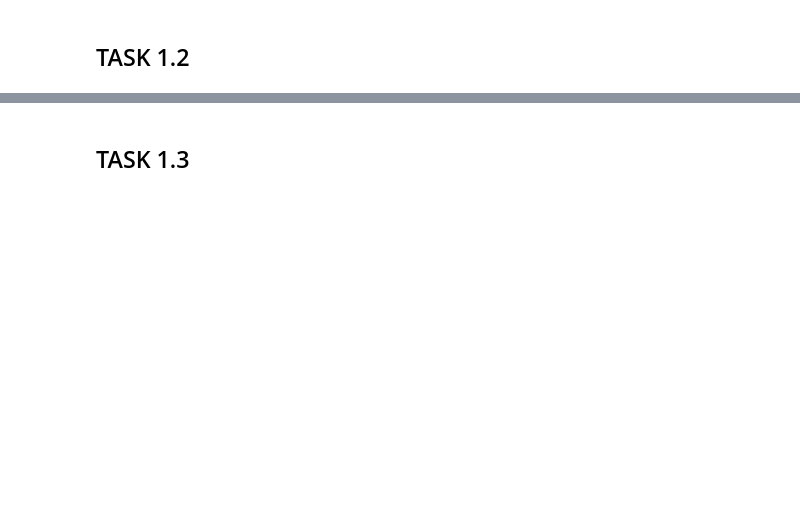
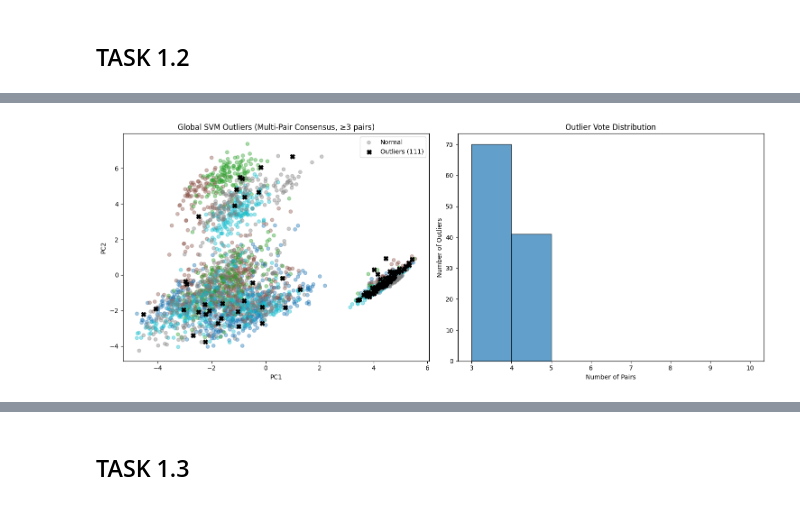
Before and after one commit to sezindogan/fruit_vegetable_recognition, a Jupyter notebook: assignment2/asn2.ipynb, the cells around one changed output, grey strips where cells are left out. Drawn from its saved outputs; the diff is of its cells as text; code cells hidden in the pictures; blank space fills up the shorter version.

Commit message:
feat: Add initial assignment implementation including data, code, and analysis results.

```diff
--- a/assignment2/asn2.ipynb
+++ b/assignment2/asn2.ipynb
@@ -645,0 +625,16 @@ mandarin    onion     0.055300      4.618168  0.909163 0.117961
+# %%
+outlier_votes = Counter()
+
+for pair, data in all_pair_svms.items():
+    (class_a, class_b) = pair
+    svm = data['svm']
+    X_pair = data['X']
+    y_pair = data['y']
+    y_pair_numeric = data['y_numeric']
+    indices_pair = data['sample_ids']
+    outlier_ids_svm = svm_outlier_detection(svm, indices_pair)
+
+    visualize_svm_outliers(X_pair, y_pair_numeric, class_a, class_b, indices_pair, svm)
+
+    for oid in outlier_ids_svm:
+        outlier_votes[oid] += 1
@@ -645,0 +850,41 @@ mandarin    onion     0.055300      4.618168  0.909163 0.117961
+# %%
+# Visualization: Global SVM Outliers
+fig, axes = plt.subplots(1, 2, figsize=(15, 6))
+
+# Convert global_outliers to mask
+svm_outlier_ids = [oid for oid, votes in global_outliers]
+id_to_idx = {oid: idx for idx, oid in enumerate(indices)}
+svm_outlier_indices = [id_to_idx[oid] for oid in svm_outlier_ids if oid in id_to_idx]
+outlier_mask_svm = np.zeros(len(X_scaled), dtype=bool)
+outlier_mask_svm[svm_outlier_indices] = True
+
+y_numeric = le.transform(y_raw)
+
+# Plot 1: PCA with outliers
+ax1 = axes[0]
+pca_svm = PCA(n_components=2)
+X_2d_svm = pca_svm.fit_transform(X_scaled)
+
+# Color by true class
+ax1.scatter(X_2d_svm[~outlier_mask_svm, 0], X_2d_svm[~outlier_mask_svm, 1],
+            c=y_numeric[~outlier_mask_svm], cmap='tab10', alpha=0.4, s=30, label='Normal')
+ax1.scatter(X_2d_svm[outlier_mask_svm, 0], X_2d_svm[outlier_mask_svm, 1],
+            c='black', s=50, linewidths=1,
+            marker='X', label=f'Outliers ({len(svm_outlier_indices)})', zorder=10)
+ax1.set_xlabel('PC1')
+ax1.set_ylabel('PC2')
+ax1.set_title(f'Global SVM Outliers (Multi-Pair Consensus, ≥{min_votes} pairs)')
+ax1.legend(loc='upper right')
+
+# Plot 2: Vote distribution
+ax2 = axes[1]
+votes_list = [votes for oid, votes in global_outliers]
+ax2.hist(votes_list, bins=range(min_votes, 11), edgecolor='black', alpha=0.7)
+ax2.set_xlabel('Number of Pairs')
+ax2.set_ylabel('Number of Outliers')
+ax2.set_title('Outlier Vote Distribution')
+
+plt.tight_layout()
+plt.show()
+# %% [output]
+[figure, added]
```
Also changed, not shown: parts of 27 cells of this notebook, 3 other files.
